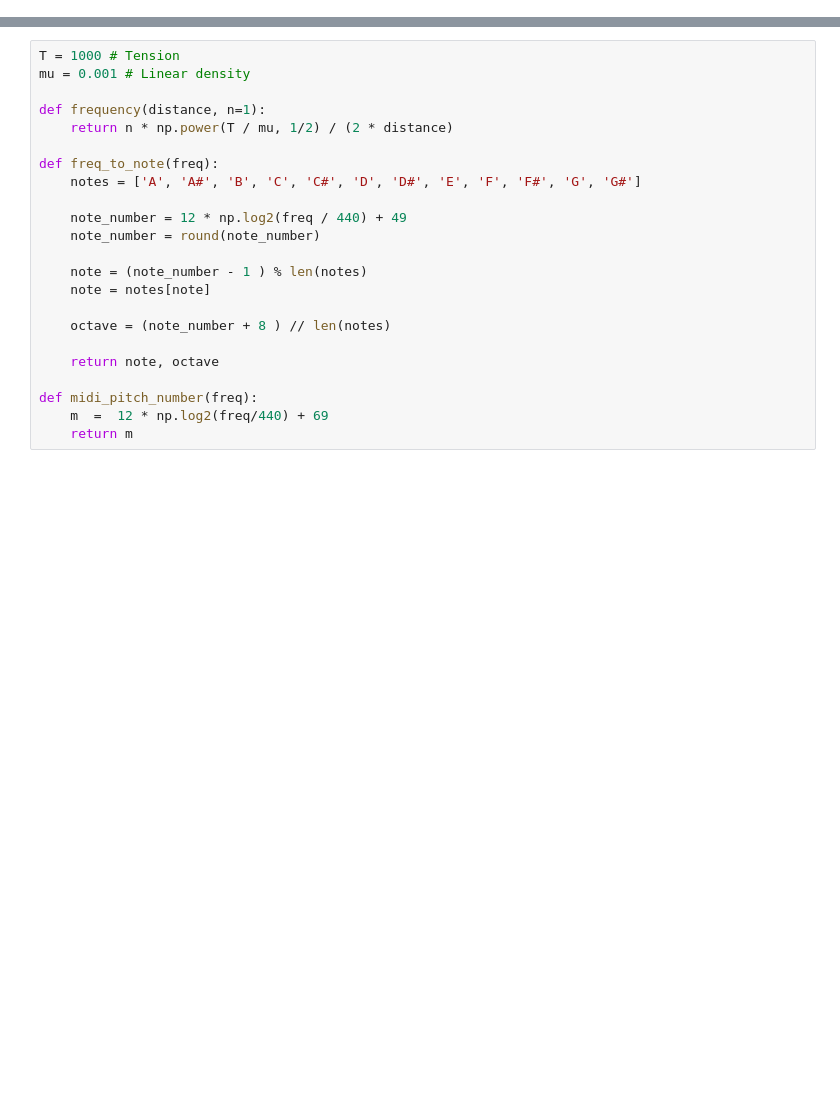
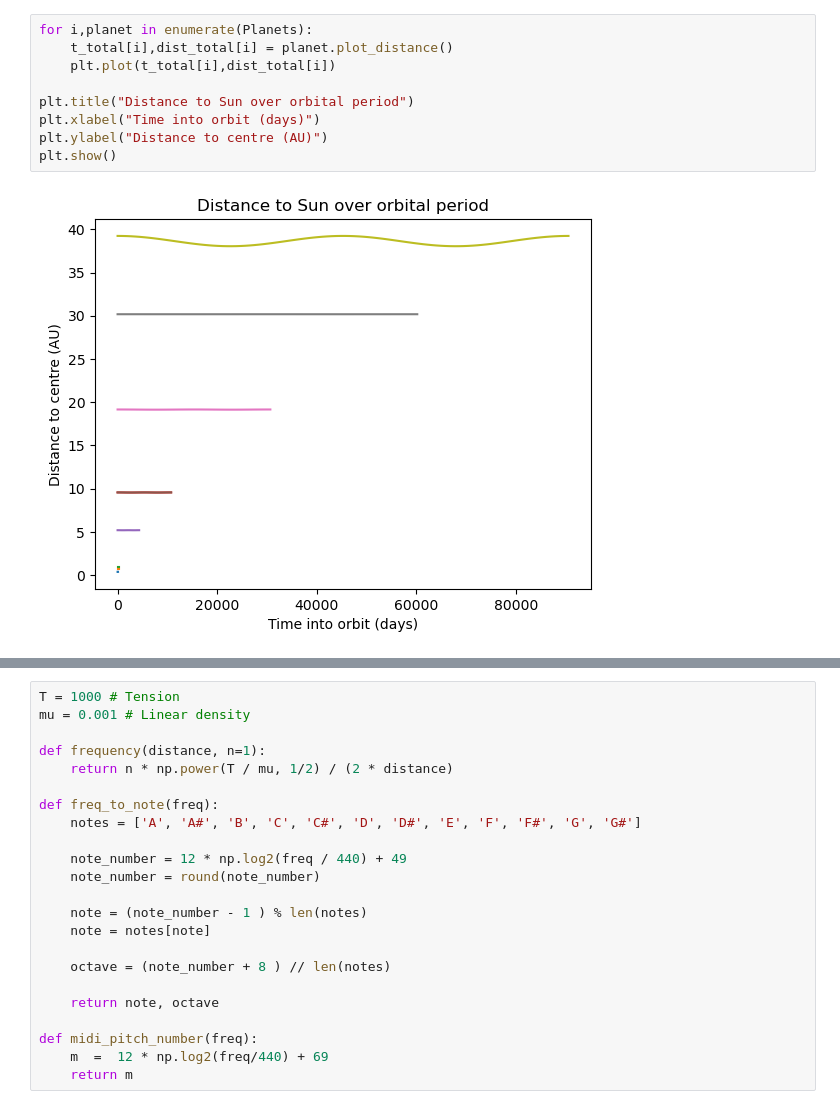
Before and after one commit to neil-power/music_of_the_spheres, a Jupyter notebook: group project.ipynb, the cells around one changed output, grey strips where cells are left out. Cells and saved outputs as stored; diff of their text form; blank space fills up the shorter version.

```diff
--- a/group project.ipynb
+++ b/group project.ipynb
@@ -84,0 +89,11 @@ The distance between the Sun and Neptune is 29.91 AU.
+# %%
+for i,planet in enumerate(Planets):
+    t_total[i],dist_total[i] = planet.plot_distance()
+    plt.plot(t_total[i],dist_total[i])
+
+plt.title("Distance to Sun over orbital period")
+plt.xlabel("Time into orbit (days)")
+plt.ylabel("Distance to centre (AU)")
+plt.show()
+# %% [output]
+[figure, added]
```
Also changed, not shown: parts of 14 cells of this notebook.
